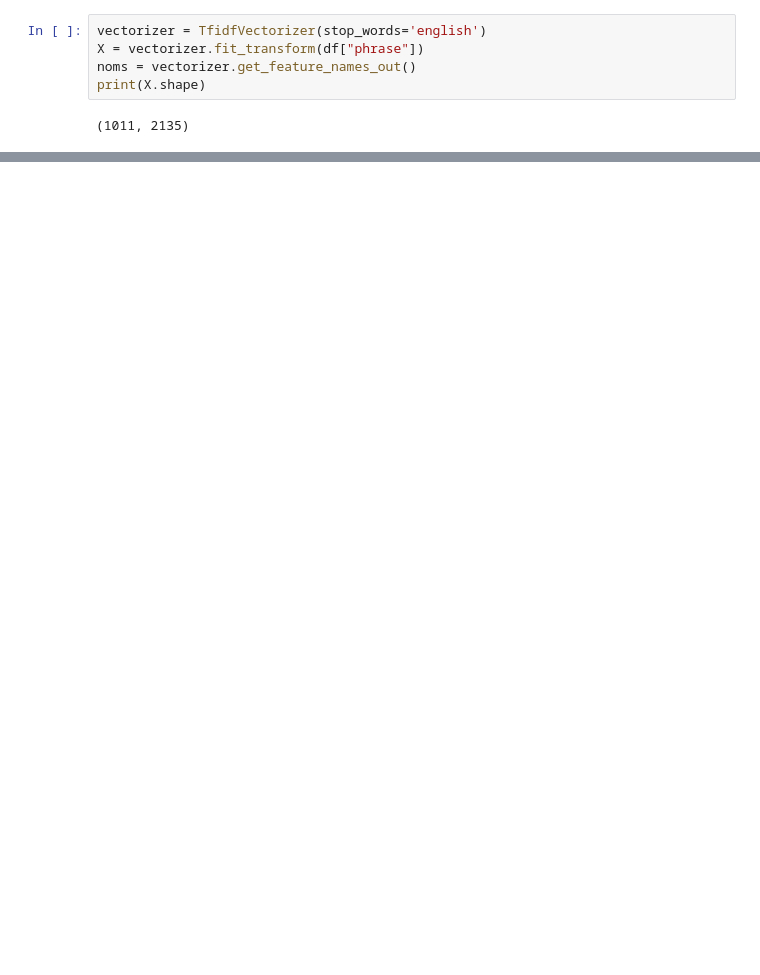
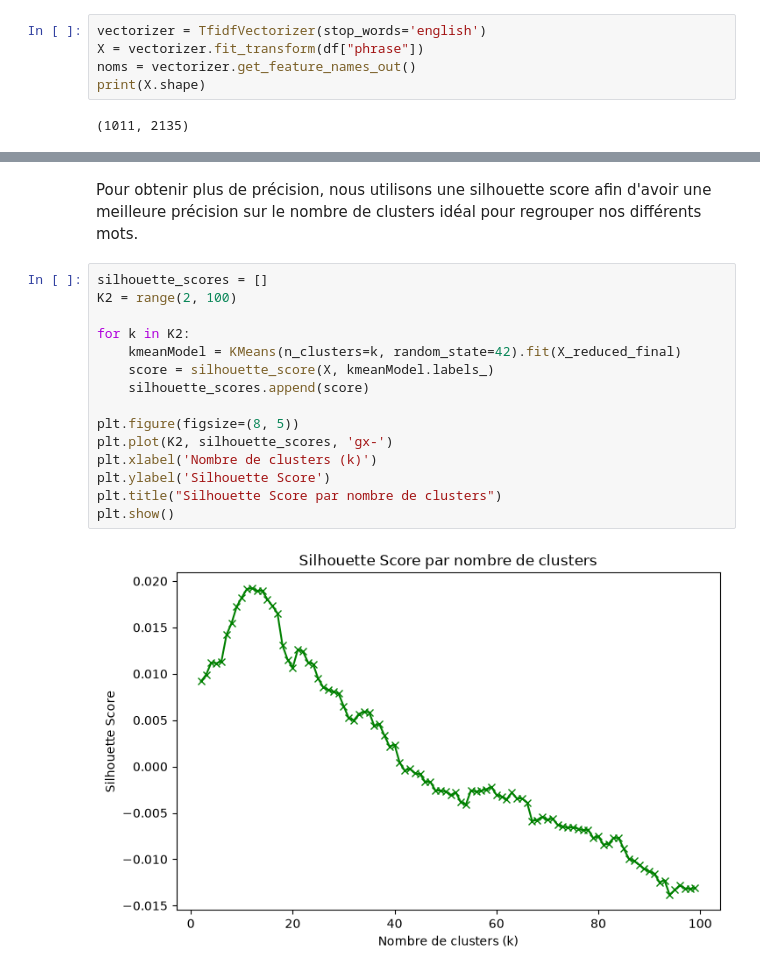
Before and after one commit to BastianHanart/CVRIE, a Jupyter notebook: Unsupervised/notebook.ipynb, the cells around one changed output, grey strips where cells are left out. Saved outputs shown, nothing was run; the diff lists cells and outputs as text; blank space fills up the shorter version.

```diff
--- a/Unsupervised/notebook.ipynb
+++ b/Unsupervised/notebook.ipynb
@@ -52,0 +146,19 @@ print(X.shape)
+# %% [markdown]
+Pour obtenir plus de précision, nous utilisons une silhouette score afin d'avoir une meilleure précision sur le nombre de clusters idéal pour regrouper nos différents mots.
+# %%
+silhouette_scores = []
+K2 = range(2, 100)
+
+for k in K2:
+    kmeanModel = KMeans(n_clusters=k, random_state=42).fit(X_reduced_final)
+    score = silhouette_score(X, kmeanModel.labels_)
+    silhouette_scores.append(score)
+
+plt.figure(figsize=(8, 5))
+plt.plot(K2, silhouette_scores, 'gx-')
+plt.xlabel('Nombre de clusters (k)')
+plt.ylabel('Silhouette Score')
+plt.title("Silhouette Score par nombre de clusters")
+plt.show()
+# %% [output]
+[figure, added]
```
Also changed, not shown: parts of 15 cells of this notebook.
